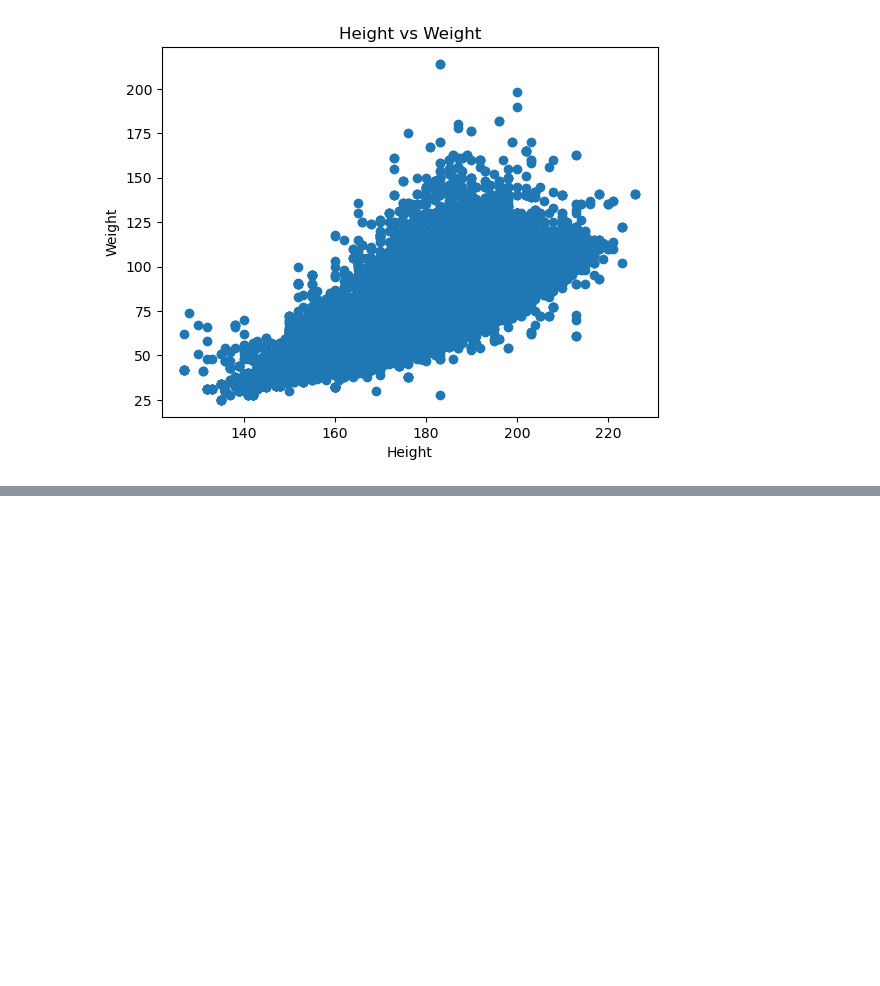
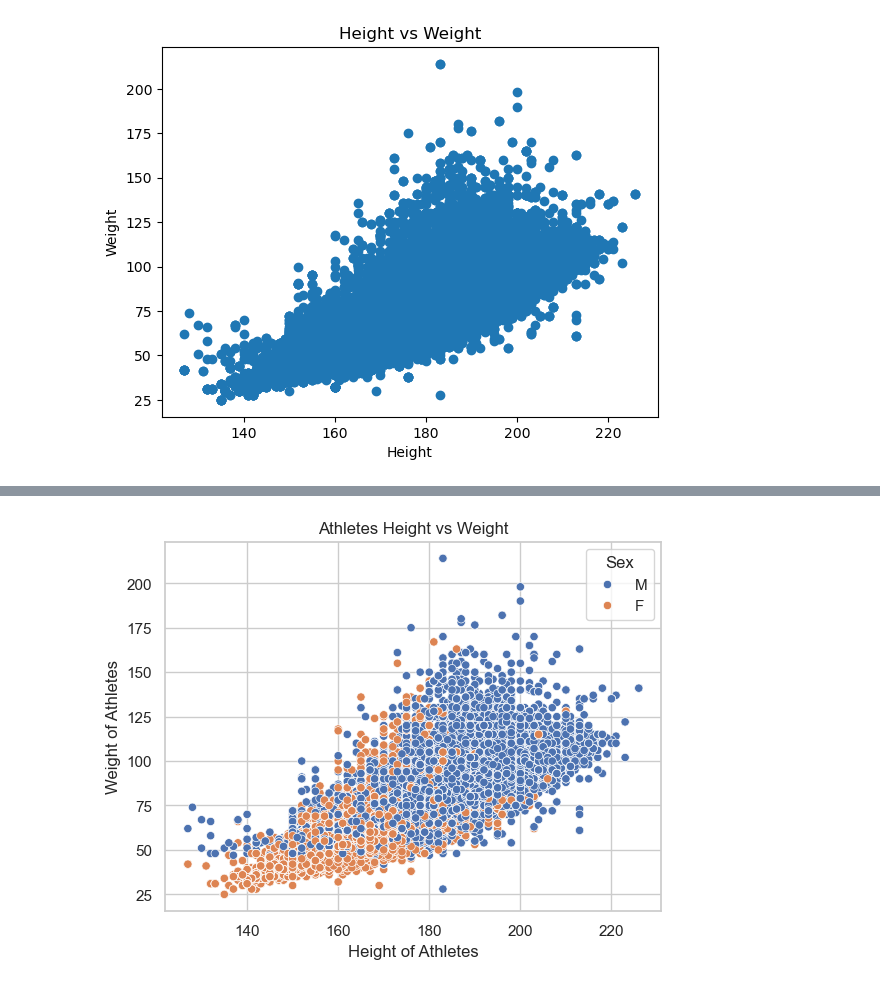
Before and after one commit to omerrkazakk/Data-Science, a Jupyter notebook: 11-VisualizationSeaborn.ipynb, the cells around one changed output, grey strips where cells are left out. Saved outputs shown, nothing was run; the diff lists cells and outputs as text; code cells hidden in the pictures; blank space fills up the shorter version.

```diff
--- a/11-VisualizationSeaborn.ipynb
+++ b/11-VisualizationSeaborn.ipynb
@@ -89,0 +108,9 @@ plt.show()
+# %%
+sns.set_style("whitegrid")
+sns.scatterplot(x="Height",y="Weight",hue="Sex",data=data)
+plt.xlabel("Height of Athletes")
+plt.ylabel("Weight of Athletes")
+plt.title("Athletes Height vs Weight")
+plt.show()
+# %% [output]
+[figure, added]
```
Also changed, not shown: parts of 3 cells of this notebook.
